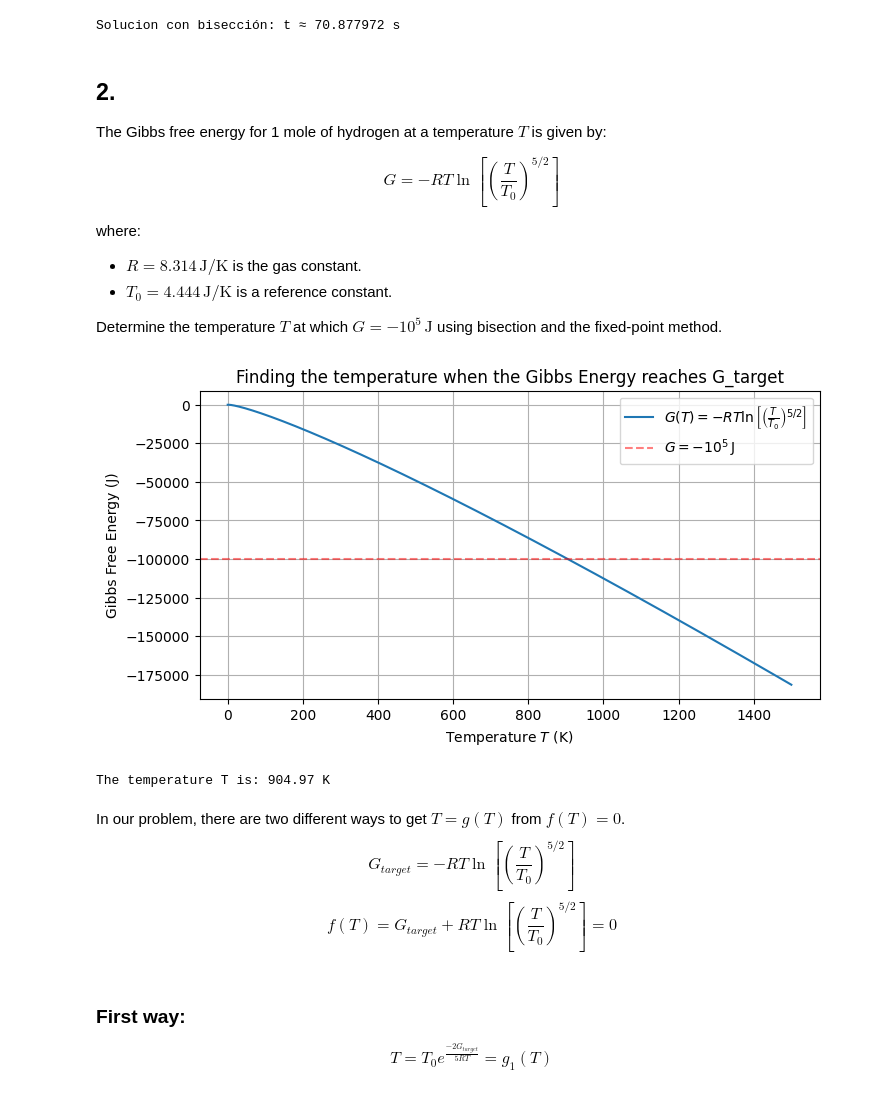
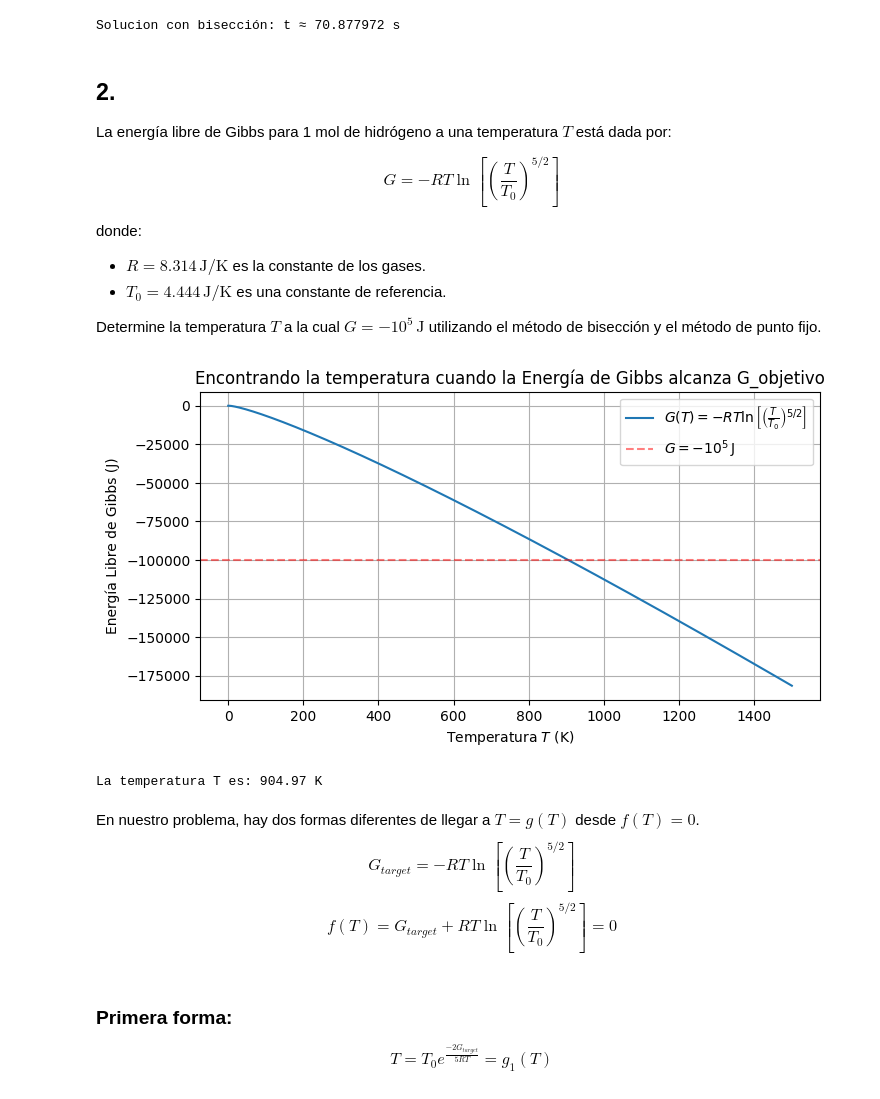
Before and after one commit to danielruizm16/ComputationalMethods_2026_I, a Jupyter notebook: Raíces/Raíces.ipynb, the cells around one changed output. Drawn from its saved outputs; the diff is of its cells as text; code cells hidden in the pictures.

```diff
--- a/Raíces/Raíces.ipynb
+++ b/Raíces/Raíces.ipynb
@@ -96,13 +96,13 @@ Solucion con bisección: t ≈ 70.877972 s
 # %% [markdown]
 ## 2.
 
-The Gibbs free energy for 1 mole of hydrogen at a temperature $T$ is given by:
+La energía libre de Gibbs para 1 mol de hidrógeno a una temperatura $T$ está dada por:
 
 $$G = -RT \ln \left[ \left( \frac{T}{T_0} \right)^{5/2} \right]$$
 
-where:
-- $ R = 8.314 \, \text{J/K} $ is the gas constant.
-- $ T_0 = 4.444 \, \text{J/K} $ is a reference constant.
+donde:
+- $R = 8.314 \, \text{J/K}$ es la constante de los gases.
+- $T_0 = 4.444 \, \text{J/K}$ es una constante de referencia.
 
-Determine the temperature $ T $ at which $ G = -10^5 \, \text{J}$ using bisection and the fixed-point method.
+Determine la temperatura $T$ a la cual $G = -10^5 \, \text{J}$ utilizando el método de bisección y el método de punto fijo.
 # %%
@@ -117,24 +117,24 @@ def G(T):
 # %%
-T_vals=np.linspace(0.1,1500,1000)
-G_vals=G(T_vals)
+T_vals = np.linspace(0.1, 1500, 1000)
+G_vals = G(T_vals)
 plt.figure(figsize=(8, 4))
 plt.plot(T_vals, G_vals, label=r'$G(T) = -RT \ln \left[ \left( \frac{T}{T_0} \right)^{5/2} \right]$')
-plt.axhline(G_target, color='red', linestyle='--', alpha=0.5,label=r'$ G = -10^5 \, \text{J}$')
-plt.xlabel('Temperature $T$ (K)')
-plt.ylabel('Gibbs Free Energy (J)')
-plt.title('Finding the temperature when the Gibbs Energy reaches G_target')
+plt.axhline(G_target, color='red', linestyle='--', alpha=0.5, label=r'$ G = -10^5 \, \text{J}$')
+plt.xlabel('Temperatura $T$ (K)')
+plt.ylabel('Energía Libre de Gibbs (J)')
+plt.title('Encontrando la temperatura cuando la Energía de Gibbs alcanza G_objetivo')
 plt.grid()
 plt.legend()
 plt.show()
 # %% [output]
-[figure, old version]
+[figure, new version]
 # %%
-# We define the function f(T) = G(T) - G_target = 0 for the bisection method
+# Definimos la función f(T) = G(T) - G_objetivo = 0 para el método de bisección
 def f(T):
     return G(T) - G_target
 
-# Solve
-T_solution_bisect,_ = bisection_method(f,800,1000)
-print(f"The temperature T is: {T_solution_bisect:.2f} K")
+# Resolver
+T_solucion_biseccion, _ = bisection_method(f, 800, 1000)
+print(f"La temperatura T es: {T_solucion_biseccion:.2f} K")
 # %% [output]
-The temperature T is: 904.97 K
+La temperatura T es: 904.97 K
@@ -164,8 +164,8 @@ def fixed_point_method(g, x0, tol=1e-6, max_iter=200):
 # %% [markdown]
-In our problem, there are two different ways to get $T=g(T)$ from $f(T)=0$.
+En nuestro problema, hay dos formas diferentes de llegar a $T=g(T)$ desde $f(T)=0$.
 $$G_{target} = -RT \ln \left[ \left( \frac{T}{T_0} \right)^{5/2} \right]$$
 $$ f(T)=G_{target}+RT \ln \left[ \left( \frac{T}{T_0} \right)^{5/2} \right]=0$$
 # %% [markdown]
-### First way:
+### Primera forma:
 $$T = T_0 e^{\frac{-2G_{target}}{5RT}}=g_1(T)$$
 # %%
```
Also changed, not shown: parts of 36 cells of this notebook.
